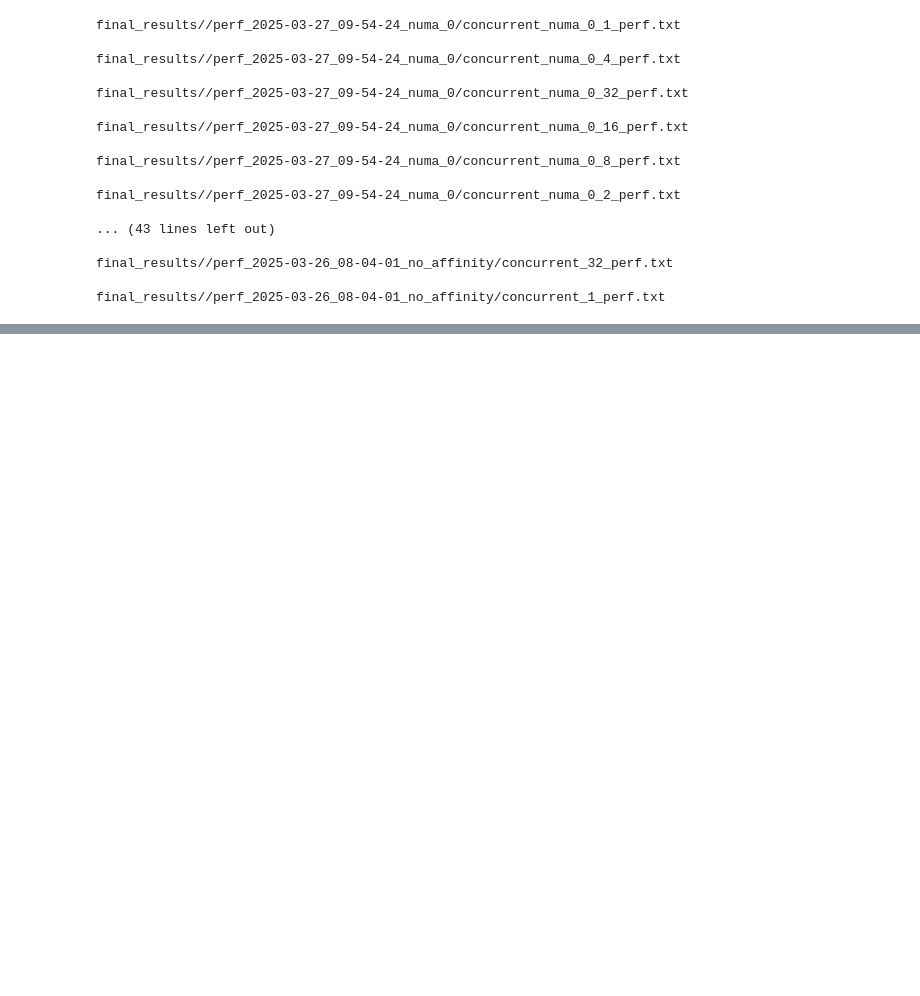
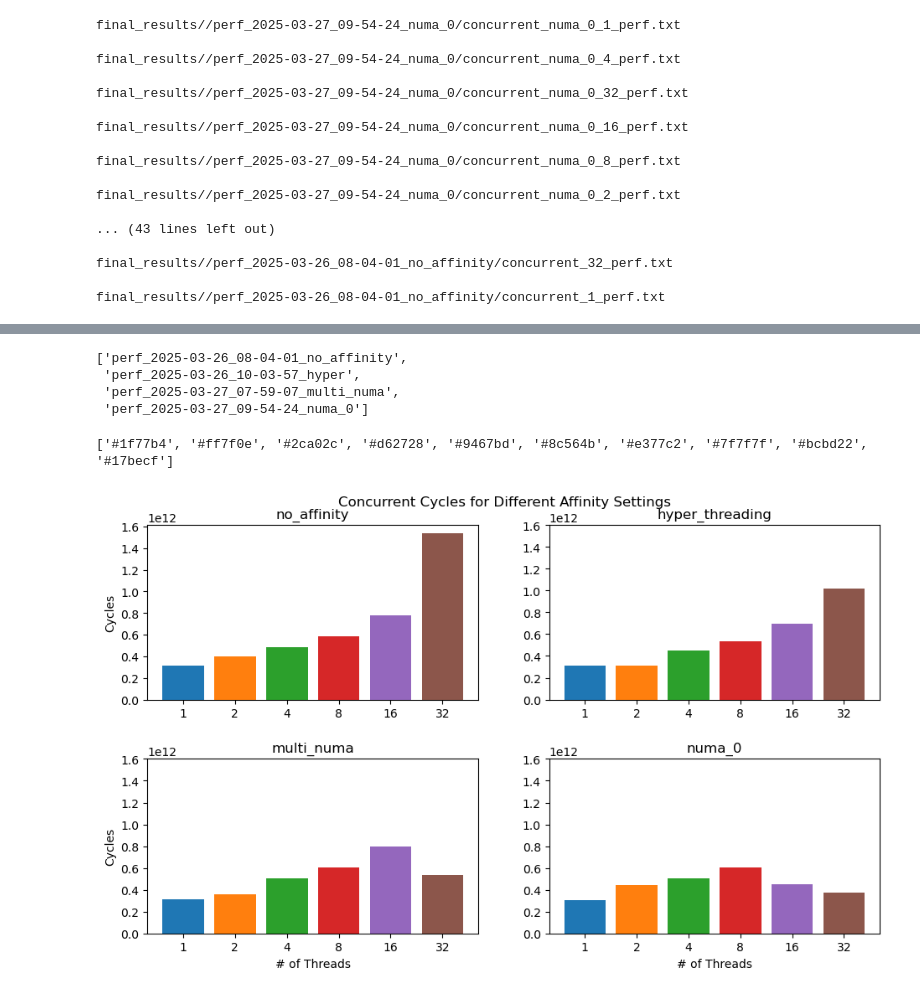
Before and after one commit to xXPinkmagicXx/csp, a Jupyter notebook: perf_graph.ipynb, the cells around one changed output, grey strips where cells are left out. Drawn from its saved outputs; the diff is of its cells as text; code cells hidden in the pictures; blank space fills up the shorter version.

```diff
--- a/perf_graph.ipynb
+++ b/perf_graph.ipynb
@@ -106,8 +164,8 @@ for perf_result_folder in all_perf_result_folders:
     for concurrent_txt_file in concurrent_txt_files:
         # Read the file and store it in a dataframe
         df = read_perf_file(perf_result_folder, concurrent_txt_file)
-        current_file = os.path.join(perf_result_folder, concurrent_txt_file)
-        df.to_csv()
+        current_file = os.path.join(final_folder, perf_result_folder) + '/' + concurrent_txt_file.replace(".txt", ".csv")
+        df.to_csv(current_file)
 # %% [output]
 final_results//perf_2025-03-27_09-54-24_numa_0/concurrent_numa_0_1_perf.txt
 
@@ -142,0 +204,48 @@ df
+# %%
+all_perf_result_folders.sort()
+# %%
+all_perf_result_folders[:-1]
+# %% [output]
+['perf_2025-03-26_08-04-01_no_affinity',
+ 'perf_2025-03-26_10-03-57_hyper',
+ 'perf_2025-03-27_07-59-07_multi_numa',
+ 'perf_2025-03-27_09-54-24_numa_0']
+# %%
+print(plt.rcParams['axes.prop_cycle'].by_key()['color'])
+# %% [output]
+['#1f77b4', '#ff7f0e', '#2ca02c', '#d62728', '#9467bd', '#8c564b', '#e377c2', '#7f7f7f', '#bcbd22', '#17becf']
+# %%
+def create_bar_chart(key: str, par_method: str, yticks: list = None, save: bool = False) -> tuple[plt.Figure, plt.Axes]:
+    fig, ax = plt.subplots(figsize=(10, 6), nrows=2, ncols=2)
+    fig.tight_layout(pad=3.0)
+    key_cap = key.capitalize()
+    par_cap = par_method.capitalize()
+    fig.suptitle(f'{par_cap} {key_cap} for Different Affinity Settings')
+    bar_colors = plt.rcParams['axes.prop_cycle'].by_key()['color']
+    for i, perf_result_folder in enumerate(all_perf_result_folders[:-1]):
+
+        row = i // 2
+        col = i % 2
+        # Read the file and store it in a dataframe
+        data = get_data_for_key(perf_result_folder, par_method, key)
+
+
+        ax[row, col].set_title(f"{get_affinity_setting_title(perf_result_folder)}")
+        ax[row,col].bar(range(len(num_threads)), data, color=bar_colors)
+        ax[row, col].set_xticks(range(len(num_threads)))
+        ax[row,col].set_xticklabels(num_threads)
+
+        if yticks is not None:
+            ax[row, col].set_yticks(yticks)
+
+        if(row == 1):
+            ax[row, col].set_xlabel('# of Threads')
+        if col == 0:
+            ax[row, col].set_ylabel(key_cap)
+    return fig, ax
+# %%
+key: str = 'cycles'
+yticks = [a*10e10 for a in range(0, 18, 2)]
+fig, ax = create_bar_chart(key, 'concurrent',  yticks)
+# %% [output]
+[figure, added]
```
Also changed, not shown: parts of 5 cells of this notebook, 31 other files.
